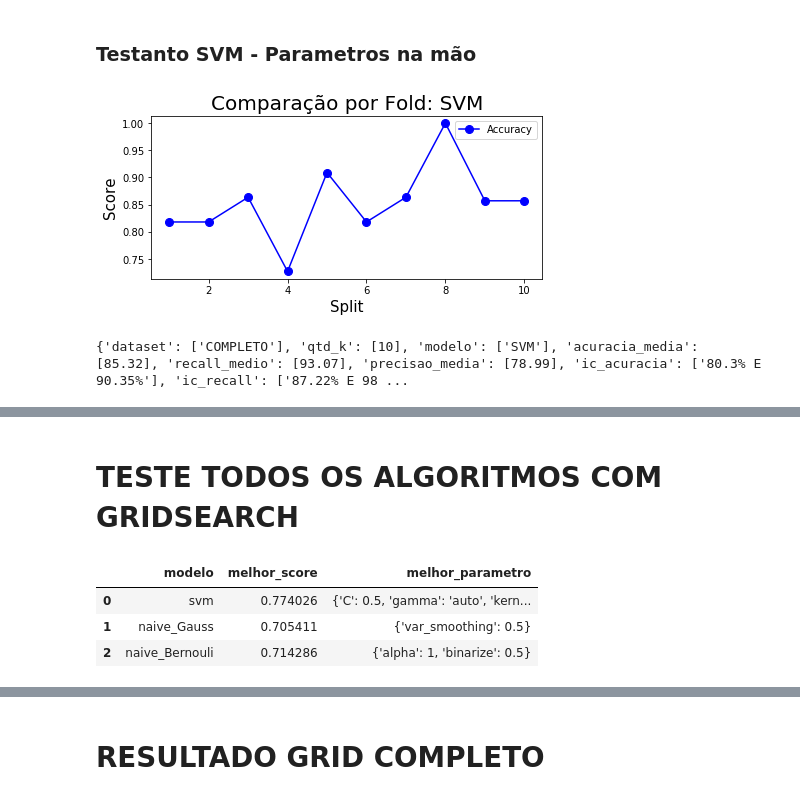
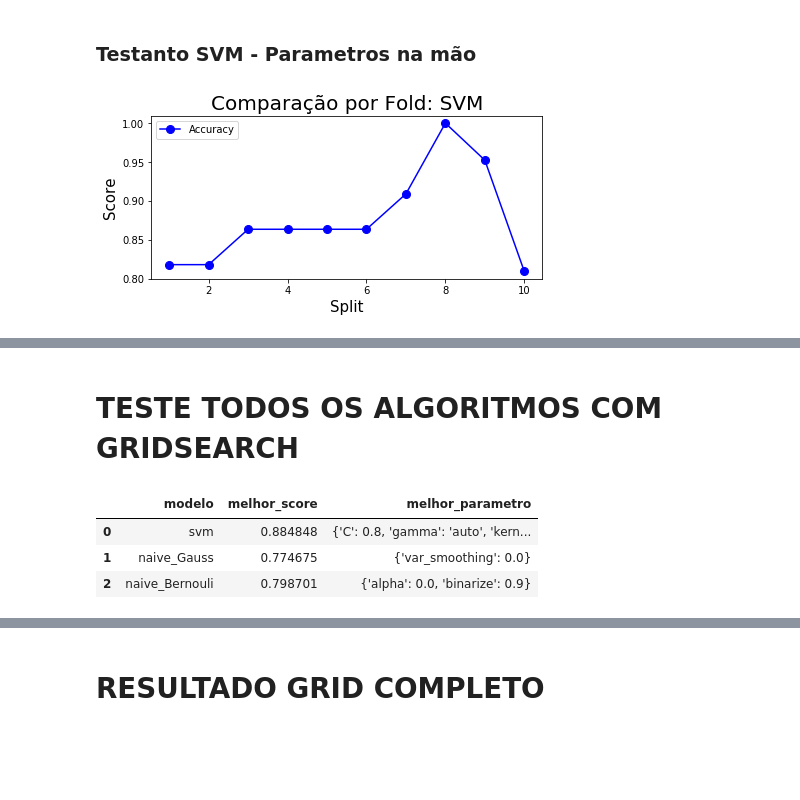
Before and after one commit to diegodedize/Rec_Padroes_PPGI_2020, a Jupyter notebook: NOTEBOOKS/DD_Rec_Padroes_imagens_coronarias.ipynb, the cells around one changed output, grey strips where cells are left out. Cells and saved outputs as stored; diff of their text form; code cells hidden in the pictures; blank space fills up the shorter version.

```diff
--- a/NOTEBOOKS/DD_Rec_Padroes_imagens_coronarias.ipynb
+++ b/NOTEBOOKS/DD_Rec_Padroes_imagens_coronarias.ipynb
@@ -1104,11 +1106,11 @@ def Aplica_modelo(dataset_testado,k_qtd,val_param,modelo):
 
         if modelo == 'Bernourlli':
             # Treinando e aplicando o modelo NB BERNOULLI na base inteira
-            modelNB = BernoulliNB(alpha=val_param,binarize=0.5)
+            modelNB = BernoulliNB(alpha=val_param,binarize=0.1)
 
 
         if modelo == 'SVM':
-            modelNB = svm.SVC(kernel='sigmoid',C=val_param,gamma='scale')
+            modelNB = svm.SVC(kernel='sigmoid',C=val_param,gamma='auto')
             #0	svm	0.853247	{'C': 1.5, 'gamma': 'scale', 'kernel': 'sigmoid'}
 
         modelNB.fit(x_train, y_train)
@@ -1164,7 +1166,6 @@ def Aplica_modelo(dataset_testado,k_qtd,val_param,modelo):
     plt.title(f'Comparação por Fold: {modelo}', fontsize = 20)
 
 
-
     plt.legend()
     plt.show()
 
@@ -1196,9 +1197,10 @@ def Aplica_modelo(dataset_testado,k_qtd,val_param,modelo):
     }
 
     colunas = ['dataset','qtd_k','modelo','acuracia_media','recall_medio'
-                ,'precisao_media','ic_acuracia','ic_recall','ic_precisao','auc_media']
+            ,'precisao_media','ic_acuracia','ic_recall','ic_precisao','auc_media']
 
     df_metricas = pd.DataFrame(data, columns=colunas)
+
     #df_metricas.head(3)
     #return df_metricas
-    print(data)
+    return pd.DataFrame(data)
@@ -1250,18 +1252,19 @@ Aplica_modelo(arquivo,k_qtd,val_param,modelo)
 # %% [markdown]
 ### Testanto SVM - Parametros na mão
 # %%
-arquivo = 'COMPLETO'
+arquivo = 'KBEST'
 separa_atributos(arquivo)
 k_qtd = 10
 
 
 modelo = 'SVM'
-val_param=1.5
+val_param=0.5
 
-#0	svm	0.853247	{'C': 1.5, 'gamma': 'scale', 'kernel': 'sigmoid'}
+#SVM KBEST
+# dataset	qtd_k	modelo	acuracia_media	ic_acuracia	melhores_pametros
+# 0	KBEST	10	SVM	87.62%	83.22% E 92.02%	{'C': 0.5, 'gamma': 'auto', 'kernel': 'sigmoid'}
 
 Aplica_modelo(arquivo,k_qtd,val_param,modelo)
 #df_metricas.head()
 # %% [output]
-[figure, old version]
+[figure, new version]
-{'dataset': ['COMPLETO'], 'qtd_k': [10], 'modelo': ['SVM'], 'acuracia_media': [85.32], 'recall_medio': [93.07], 'precisao_media': [78.99], 'ic_acuracia': ['80.3% E 90.35%'], 'ic_recall': ['87.22% E 98 ...
@@ -1269,21 +1274,18 @@ Aplica_modelo(arquivo,k_qtd,val_param,modelo)
 # TESTE TODOS OS ALGORITMOS COM GRIDSEARCH
 # %%
 ## GRID SEARCH PARA TODOS OS MODELOS DE UMA VEZ
-from sklearn.model_selection import GridSearchCV
 
 #dataset_testado = 'COMPLETO'
 #df_nb = pd.read_csv("../RESULTADOS/df_final_20200510.csv") #COMPLETO
 
-
 #dataset_testado = 'PCA'
 #df_nb = pd.read_csv("../RESULTADOS/df_pca_pc53_20200510.csv") #PCA
 
-#dataset_testado = 'KBEST'
-#df_nb = pd.read_csv("../RESULTADOS/df_kbest_fclassif_20200510.csv") #KBEST
+dataset_testado = 'KBEST'
+df_nb = pd.read_csv("../RESULTADOS/df_kbest_fclassif_20200510.csv") #KBEST
 
-dataset_testado = 'RFE'
-df_nb = pd.read_csv("../RESULTADOS/df_RFE_20200510.csv") #RFE
-
+#dataset_testado = 'RFE'
+#df_nb = pd.read_csv("../RESULTADOS/df_RFE_20200510.csv") #RFE
 
 
 # Transformando para numpy
@@ -1297,48 +1299,47 @@ XX = scaler.transform(XX)
 # Removendo a coluna TARGET
 Y = df_nb.loc[:, 'TARGET']
 
-
-
-
 ## LISTA DE PARAMETROS
 parametros_mods = {
                     'svm':{
                         'model':svm.SVC(),
                         'params':{
-                            'C':[0.1,0.2,0.5,1,1.5,10,20],
+                            'C':[0.0,0.001,0.1,0.2,0.3,0.4,0.5,0.6,0.7,0.8,0.9,1,1,1.5,10,20],
                             'kernel':['rbf','linear','poly','sigmoid'],
                             'gamma':['auto','scale']
+                            #,'max_iter':[1,-1]
                         }
                     },
                     'naive_Gauss':{
                         'model':GaussianNB(),
                         'params':{
-                            'var_smoothing':[0.1,0.2,0.5,1,1.5,10,20]
+                            'var_smoothing':[0.0,0.001,0.1,0.2,0.3,0.4,0.5,0.6,0.7,0.8,0.9,1]
                         }
                     },
                     'naive_Bernouli':{
                         'model':BernoulliNB(),
                         'params':{
-                            'alpha':[0.1,0.2,0.5,1,1.5,10,20],
-                            'binarize':[0.1,0.2,0.5]
+                            'alpha':[0.0,0.001,0.1,0.2,0.5,1,1.5,10,20],
+                            'binarize':[0.0,0.001,0.1,0.2,0.3,0.4,0.5,0.6,0.7,0.8,0.9,1,2,3,4,5]
                         }
                     }
                 }
 
 
-
 k_qtd=10
 cv_ = StratifiedKFold(n_splits=k_qtd, shuffle=True, random_state=1)
-
+i=0
 metricas=[]
 for model_name,mp in parametros_mods.items():
-    classificador = GridSearchCV(mp['model'],mp['params'],cv=cv_,return_train_score=False)
+
+    classificador = GridSearchCV(mp['model'],mp['params'],cv=cv_,return_train_score=False,scoring='accuracy')
     classificador.fit(XX, Y)
 
     metricas.append({
             'modelo': model_name,
             'melhor_score':classificador.best_score_,
             'melhor_parametro':classificador.best_params_,
+            #'ic_acucaria':sms.DescrStatsW(classificador.best_score_).tconfint_mean(alpha=0.05)
     })
 
 
@@ -1346,6 +1347,6 @@ df_metricas_total = pd.DataFrame(metricas,columns=['modelo','melhor_score','melh
 df_metricas_total
 # %% [output]
 |  | modelo | melhor_score | melhor_parametro |
-| 0 | svm | 0.774026 | {'C': 0.5, 'gamma': 'auto', 'kern... |
-| 1 | naive_Gauss | 0.705411 | {'var_smoothing': 0.5} |
-| 2 | naive_Bernouli | 0.714286 | {'alpha': 1, 'binarize': 0.5} |
+| 0 | svm | 0.884848 | {'C': 0.8, 'gamma': 'auto', 'kern... |
+| 1 | naive_Gauss | 0.774675 | {'var_smoothing': 0.0} |
+| 2 | naive_Bernouli | 0.798701 | {'alpha': 0.0, 'binarize': 0.9} |
```
Also changed, not shown: parts of 9 cells of this notebook.
